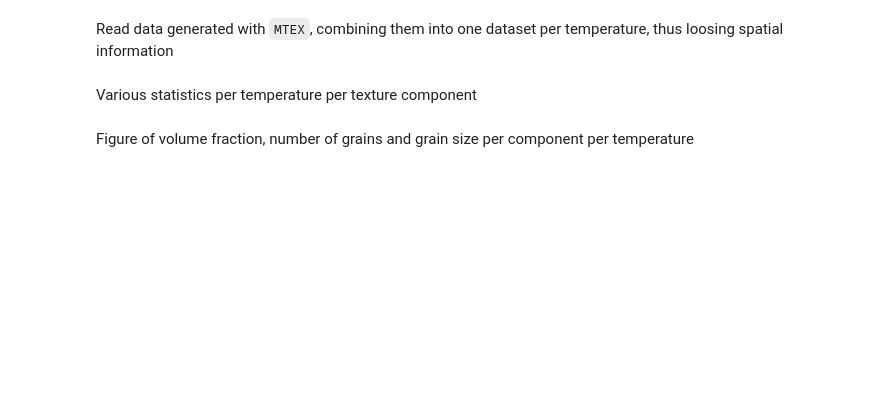
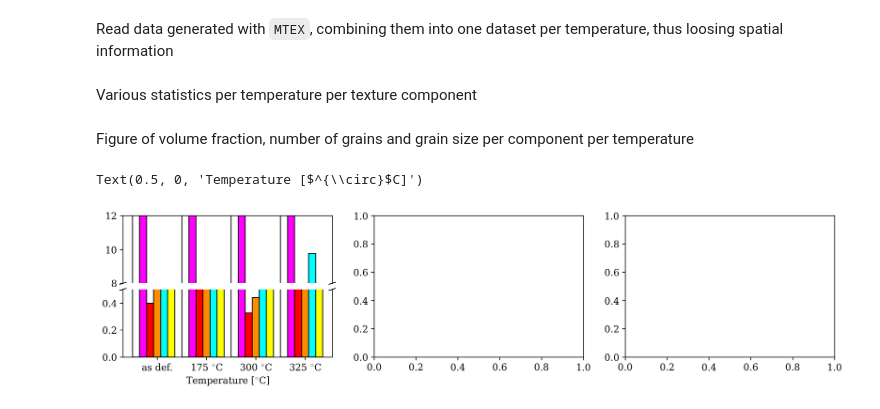
Before and after one commit to hakonanes/p-texture-al-mn-alloys, a Jupyter notebook: notebooks/generate_figures_for_paper.ipynb, the cells around one changed output. Drawn from its saved outputs; the diff is of its cells as text; code cells hidden in the pictures; blank space fills up the shorter version.

```diff
--- a/notebooks/generate_figures_for_paper.ipynb
+++ b/notebooks/generate_figures_for_paper.ipynb
@@ -205,9 +217,9 @@ xtick_labels1 = [
 xtick_rotations = [90] + ["horizontal"] * (xtick_numbered_n + 1)
 
 # Texture component descriptions
-names = ["Br, Cu, S", "Cube", "CubeND", "P"]
-markers = ["d", "s", "s", ">"]
-colors = [(1, 0, 1), (1, 0, 0), (1, 0.55, 0), (0, 1, 1)]
+names = [comp_name_def, "Cube", "CubeND", "P"]
+markers = [comp_marker_def, "s", "s", ">"]
+colors = [comp_color_def, (1, 0, 0), (1, 0.55, 0), (0, 1, 1)]
 marker_kwds = dict(markersize=7, markeredgecolor="k")
 
 for data, name, marker, color in zip(
@@ -404,9 +416,9 @@ xtick_labels1 = [
 xtick_rotations = [90] + ["horizontal"] * (xtick_numbered_n + 1)
 
 # Texture component descriptions
-names = ["Br, Cu, S", "Cube", "CubeND", "P"]
-markers = ["d", "s", "s", ">"]
-colors = [(1, 0, 1), (1, 0, 0), (1, 0.55, 0), (0, 1, 1)]
+names = [comp_name_def, "Cube", "CubeND", "P"]
+markers = [comp_marker_def, "s", "s", ">"]
+colors = [comp_color_def, (1, 0, 0), (1, 0.55, 0), (0, 1, 1)]
 marker_kwds = dict(markersize=7, markeredgecolor="k")
 
 for data, name, marker, color in zip(
@@ -917,6 +929,58 @@ for sample in identifier:
         grain_stats_i["gam_confint_" + comp_name] = 1.96 * np.sqrt(gam_var_j) / np.sqrt(n_grains_j)
 # %% [markdown]
 Figure of volume fraction, number of grains and grain size per component per temperature
+# %%
+x = np.arange(len(grain_stats))
+bar_width = 1 / 7
+
+fig, (ax0, ax1, ax2) = plt.subplots(ncols=3, figsize=(15, 3))
+
+# (a) Volume fraction
+# -------------------
+bar_kw = dict(width=bar_width, ec="k")
+ax0.bar(
+    x - (bar_width * 2),
+    100 * (grain_stats.fv_br + grain_stats.fv_cu + grain_stats.fv_s),
+    label=comp_name_def,
+    color=comp_color_def,
+    **bar_kw
+)
+divider = make_axes_locatable(ax0)
+ax01 = divider.new_vertical(size="100%", pad=0.1)
+fig.add_axes(ax01)
+ax01.bar(
+    x - (bar_width * 2),
+    100 * (grain_stats.fv_br + grain_stats.fv_cu + grain_stats.fv_s),
+    label=comp_name_def,
+    color=comp_color_def,
+    **bar_kw
+)
+for w, name, c in zip(
+    [-3 * bar_width, -1 * bar_width, -0 * bar_width, 1 * bar_width, 2 * bar_width],
+    [comp_names[0],] + comp_names[4:],
+    [comp_colors[0],] + comp_colors[4:]
+):
+    ax0.bar(x + w, 100 * grain_stats[f"fv_{name.lower()}"], label=name, color=c, **bar_kw)
+    ax01.bar(x + w, 100 * grain_stats[f"fv_{name.lower()}"], label=name, color=c, **bar_kw)
+ax01.tick_params(bottom=False, labelbottom=False)
+ax0.spines["top"].set_visible(False)
+ax01.spines["bottom"].set_visible(False)
+ax0.set_ylim(0, 0.5)
+ax01.set_ylim(8, 12)
+d = 0.015
+kwargs = dict(transform=ax01.transAxes, color='k', clip_on=False)
+ax01.plot((-d, d), (-d, d), **kwargs)
+ax01.plot((1 - d, 1 + d), (-d, d), **kwargs)
+kwargs.update(transform=ax0.transAxes)
+ax0.plot((-d, d), (1 - d, 1 + d), **kwargs)
+ax0.plot((1 - d, 1 + d), (1 - d, 1 + d), **kwargs)
+
+ax0.set_xticks(x)
+ax0.set_xticklabels(titles)
+ax0.set_xlabel("Temperature [$^{\circ}$C]");
+# %% [output]
+Text(0.5, 0, 'Temperature [$^{\\circ}$C]')
+[figure, added]
 # %%
 x = np.arange(len(grain_stats))
 bar_width = 0.25
```
Also changed, not shown: parts of 11 cells of this notebook, 5 other files.
